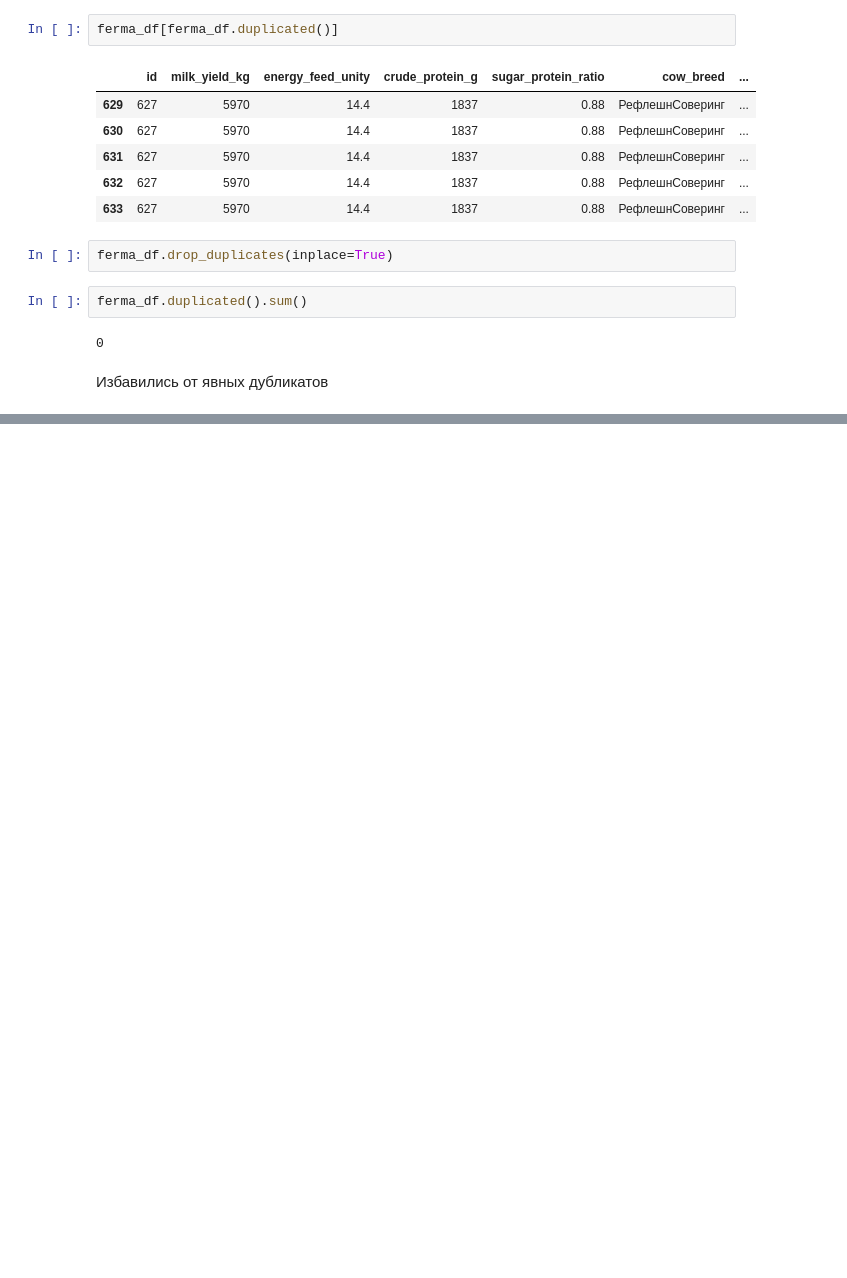
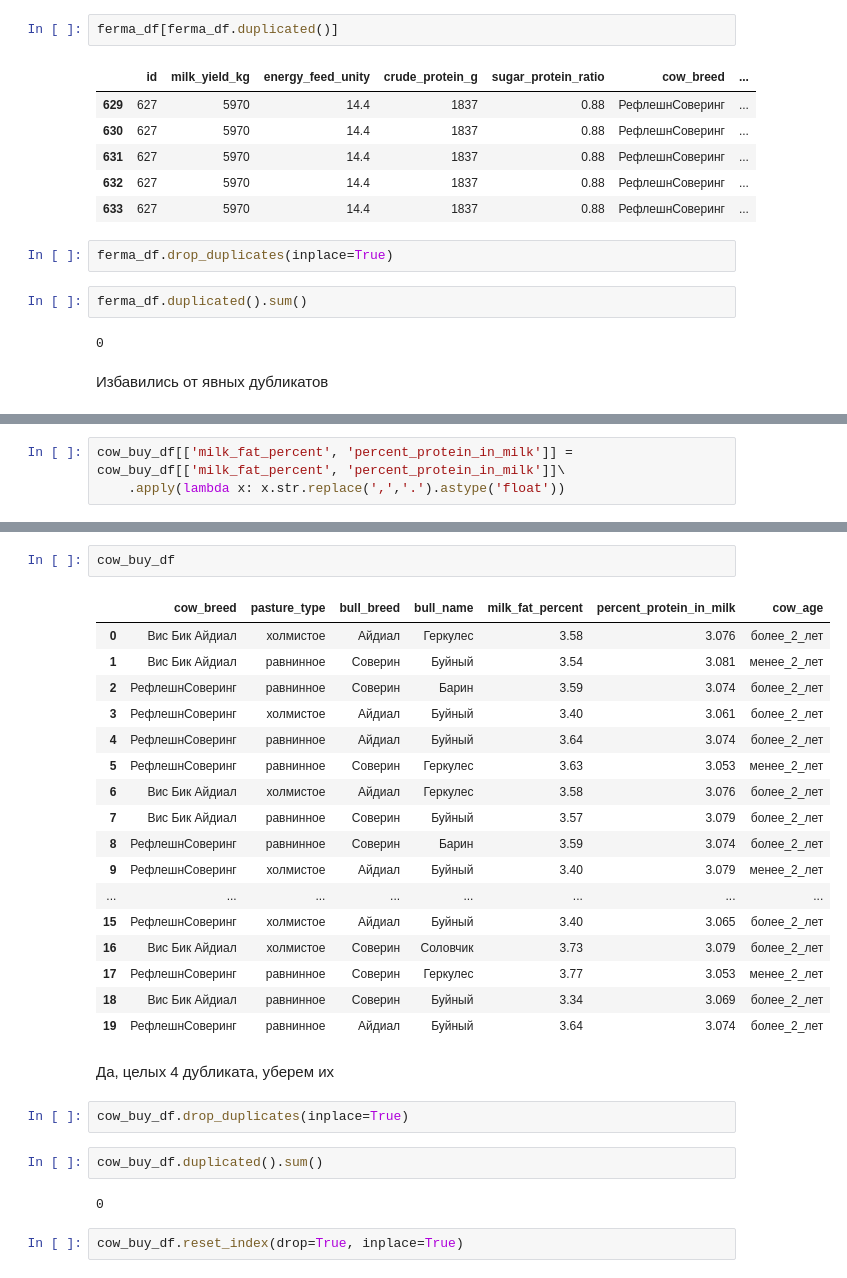
Before and after one commit to anthonypotekhin/studying, a Jupyter notebook: yandex_practicum/mashine_learning_proj.ipynb, the cells around one changed output, grey strips where cells are left out. Cells and saved outputs as stored; diff of their text form; blank space fills up the shorter version.

```diff
--- a/yandex_practicum/mashine_learning_proj.ipynb
+++ b/yandex_practicum/mashine_learning_proj.ipynb
@@ -278,0 +466,3 @@ ferma_df.duplicated().sum()
+# %%
+cow_buy_df[['milk_fat_percent', 'percent_protein_in_milk']] =  cow_buy_df[['milk_fat_percent', 'percent_protein_in_milk']]\
+    .apply(lambda x: x.str.replace(',','.').astype('float'))
@@ -278,0 +481,30 @@ ferma_df.duplicated().sum()
+# %%
+cow_buy_df
+# %% [output]
+|  | cow_breed | pasture_type | bull_breed | bull_name | milk_fat_percent | percent_protein_in_milk | cow_age |
+| 0 | Вис Бик Айдиал | холмистое | Айдиал | Геркулес | 3.58 | 3.076 | более_2_лет |
+| 1 | Вис Бик Айдиал | равнинное | Соверин | Буйный | 3.54 | 3.081 | менее_2_лет |
+| 2 | РефлешнСоверинг | равнинное | Соверин | Барин | 3.59 | 3.074 | более_2_лет |
+| 3 | РефлешнСоверинг | холмистое | Айдиал | Буйный | 3.40 | 3.061 | более_2_лет |
+| 4 | РефлешнСоверинг | равнинное | Айдиал | Буйный | 3.64 | 3.074 | более_2_лет |
+| 5 | РефлешнСоверинг | равнинное | Соверин | Геркулес | 3.63 | 3.053 | менее_2_лет |
+| 6 | Вис Бик Айдиал | холмистое | Айдиал | Геркулес | 3.58 | 3.076 | более_2_лет |
+| 7 | Вис Бик Айдиал | равнинное | Соверин | Буйный | 3.57 | 3.079 | более_2_лет |
+| 8 | РефлешнСоверинг | равнинное | Соверин | Барин | 3.59 | 3.074 | более_2_лет |
+| 9 | РефлешнСоверинг | холмистое | Айдиал | Буйный | 3.40 | 3.079 | менее_2_лет |
+| ... | ... | ... | ... | ... | ... | ... | ... |
+| 15 | РефлешнСоверинг | холмистое | Айдиал | Буйный | 3.40 | 3.065 | более_2_лет |
+| 16 | Вис Бик Айдиал | холмистое | Соверин | Соловчик | 3.73 | 3.079 | более_2_лет |
+| 17 | РефлешнСоверинг | равнинное | Соверин | Геркулес | 3.77 | 3.053 | менее_2_лет |
+| 18 | Вис Бик Айдиал | равнинное | Соверин | Буйный | 3.34 | 3.069 | более_2_лет |
+| 19 | РефлешнСоверинг | равнинное | Айдиал | Буйный | 3.64 | 3.074 | более_2_лет |
+# %% [markdown]
+Да, целых 4 дубликата, уберем их
+# %%
+cow_buy_df.drop_duplicates(inplace=True)
+# %%
+cow_buy_df.duplicated().sum()
+# %% [output]
+0
+# %%
+cow_buy_df.reset_index(drop=True, inplace=True)
```
Also changed, not shown: parts of 55 cells of this notebook, 1 other file.
